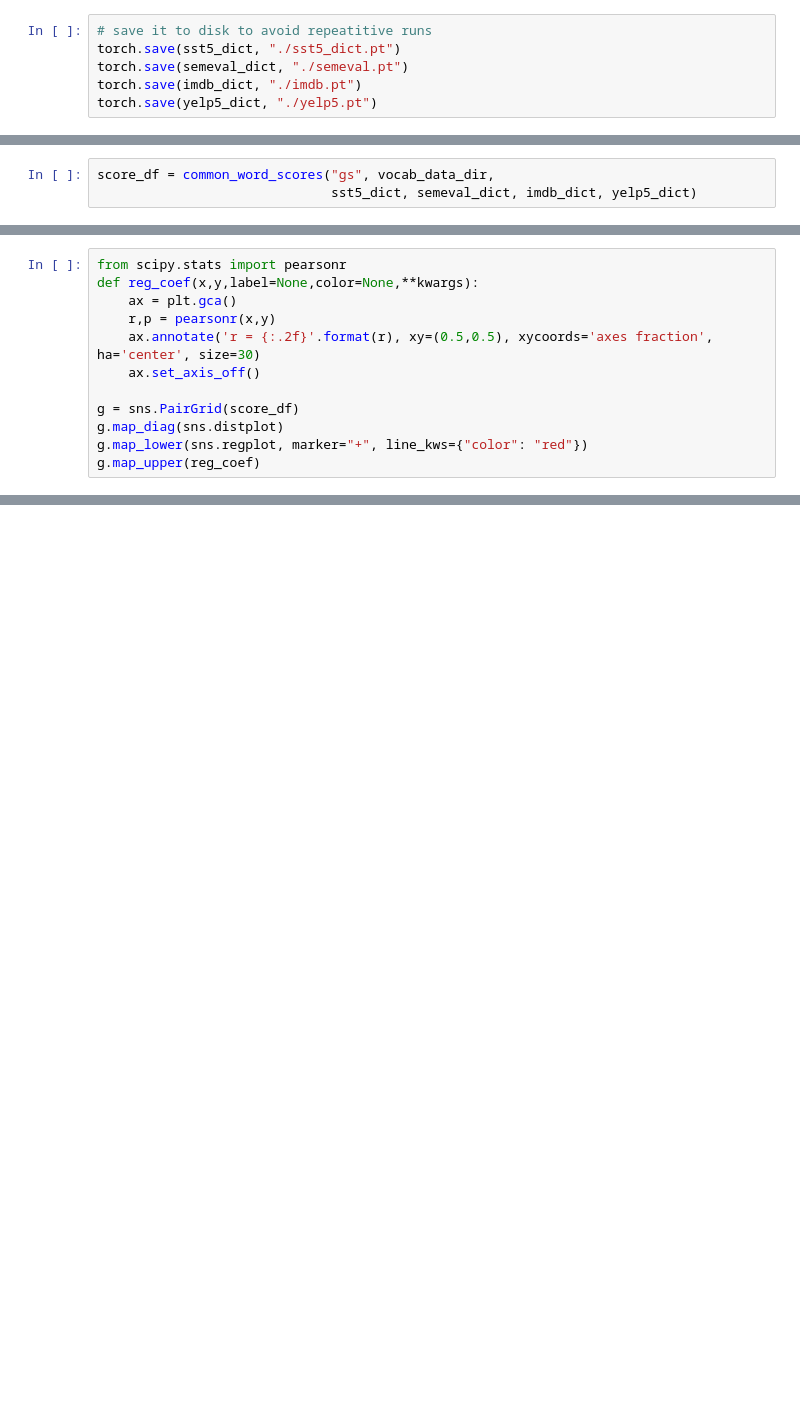
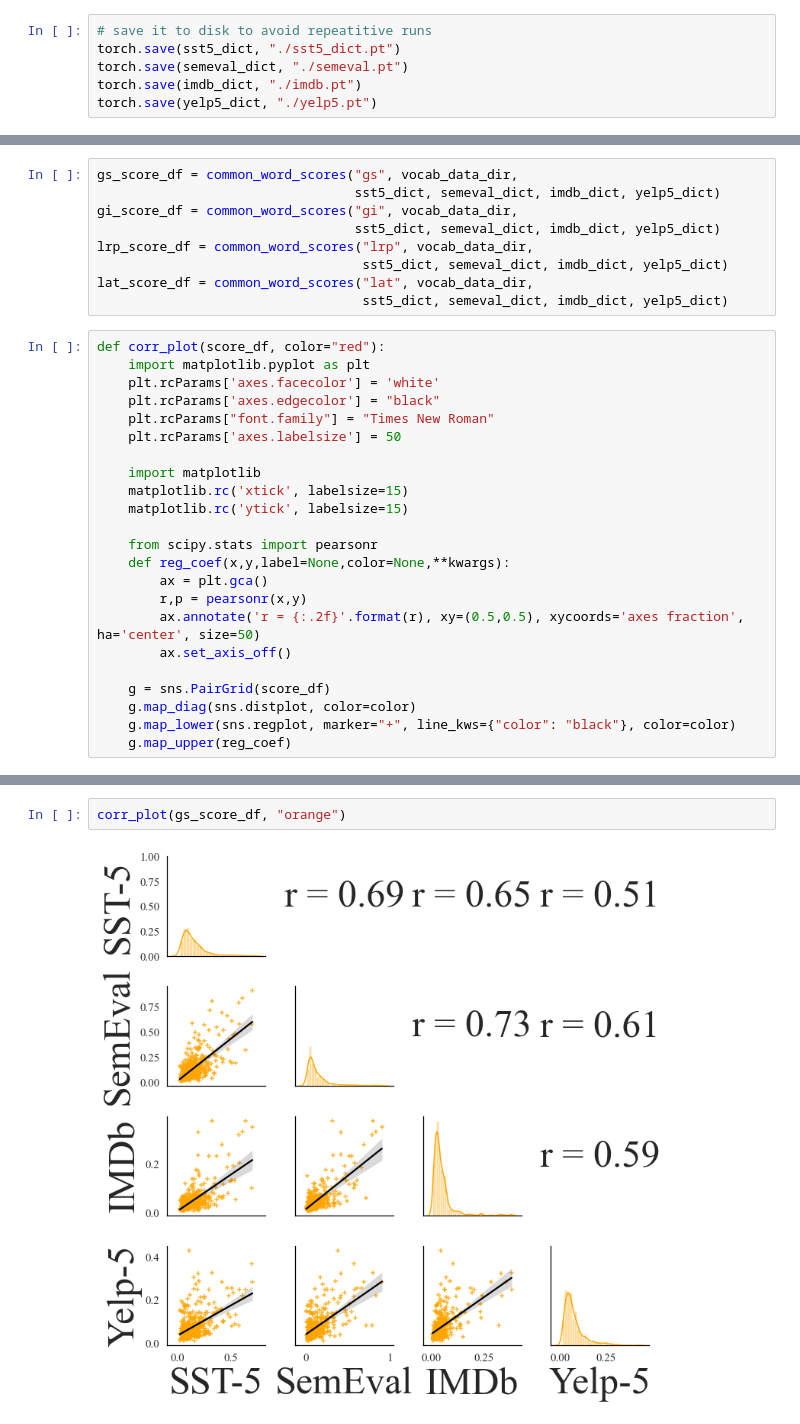
Before and after one commit to frankaging/BERT-LRP, a Jupyter notebook: code/notebook/lrp_visualize.ipynb, the cells around one changed output, grey strips where cells are left out. Cells and saved outputs as stored; diff of their text form; blank space fills up the shorter version.

```diff
--- a/code/notebook/lrp_visualize.ipynb
+++ b/code/notebook/lrp_visualize.ipynb
@@ -913,4 +913 @@ def common_word_scores(attribution_method, vocab_data_dir,
     return score_df
-# %%
-score_df = common_word_scores("gs", vocab_data_dir,
-                              sst5_dict, semeval_dict, imdb_dict, yelp5_dict)
@@ -936,12 +914,32 @@ plt.rcParams["font.family"] = "Times New Roman"
+# %%
+gs_score_df = common_word_scores("gs", vocab_data_dir,
+                                 sst5_dict, semeval_dict, imdb_dict, yelp5_dict)
+gi_score_df = common_word_scores("gi", vocab_data_dir,
+                                 sst5_dict, semeval_dict, imdb_dict, yelp5_dict)
+lrp_score_df = common_word_scores("lrp", vocab_data_dir,
+                                  sst5_dict, semeval_dict, imdb_dict, yelp5_dict)
+lat_score_df = common_word_scores("lat", vocab_data_dir,
+                                  sst5_dict, semeval_dict, imdb_dict, yelp5_dict)
 # %%
-from scipy.stats import pearsonr
-def reg_coef(x,y,label=None,color=None,**kwargs):
-    ax = plt.gca()
-    r,p = pearsonr(x,y)
-    ax.annotate('r = {:.2f}'.format(r), xy=(0.5,0.5), xycoords='axes fraction', ha='center', size=30)
-    ax.set_axis_off()
+def corr_plot(score_df, color="red"):
+    import matplotlib.pyplot as plt
+    plt.rcParams['axes.facecolor'] = 'white'
+    plt.rcParams['axes.edgecolor'] = "black"
+    plt.rcParams["font.family"] = "Times New Roman"
+    plt.rcParams['axes.labelsize'] = 50
 
-g = sns.PairGrid(score_df)
-g.map_diag(sns.distplot)
-g.map_lower(sns.regplot, marker="+", line_kws={"color": "red"})
-g.map_upper(reg_coef)
+    import matplotlib
+    matplotlib.rc('xtick', labelsize=15)
+    matplotlib.rc('ytick', labelsize=15)
+
+    from scipy.stats import pearsonr
+    def reg_coef(x,y,label=None,color=None,**kwargs):
+        ax = plt.gca()
+        r,p = pearsonr(x,y)
+        ax.annotate('r = {:.2f}'.format(r), xy=(0.5,0.5), xycoords='axes fraction', ha='center', size=50)
+        ax.set_axis_off()
+
+    g = sns.PairGrid(score_df)
+    g.map_diag(sns.distplot, color=color)
+    g.map_lower(sns.regplot, marker="+", line_kws={"color": "black"}, color=color)
+    g.map_upper(reg_coef)
@@ -950,0 +946,4 @@ g.map_upper(reg_coef)
+# %%
+corr_plot(gs_score_df, "orange")
+# %% [output]
+[figure, added]
```
Also changed, not shown: parts of 9 cells of this notebook, 1 other file.
